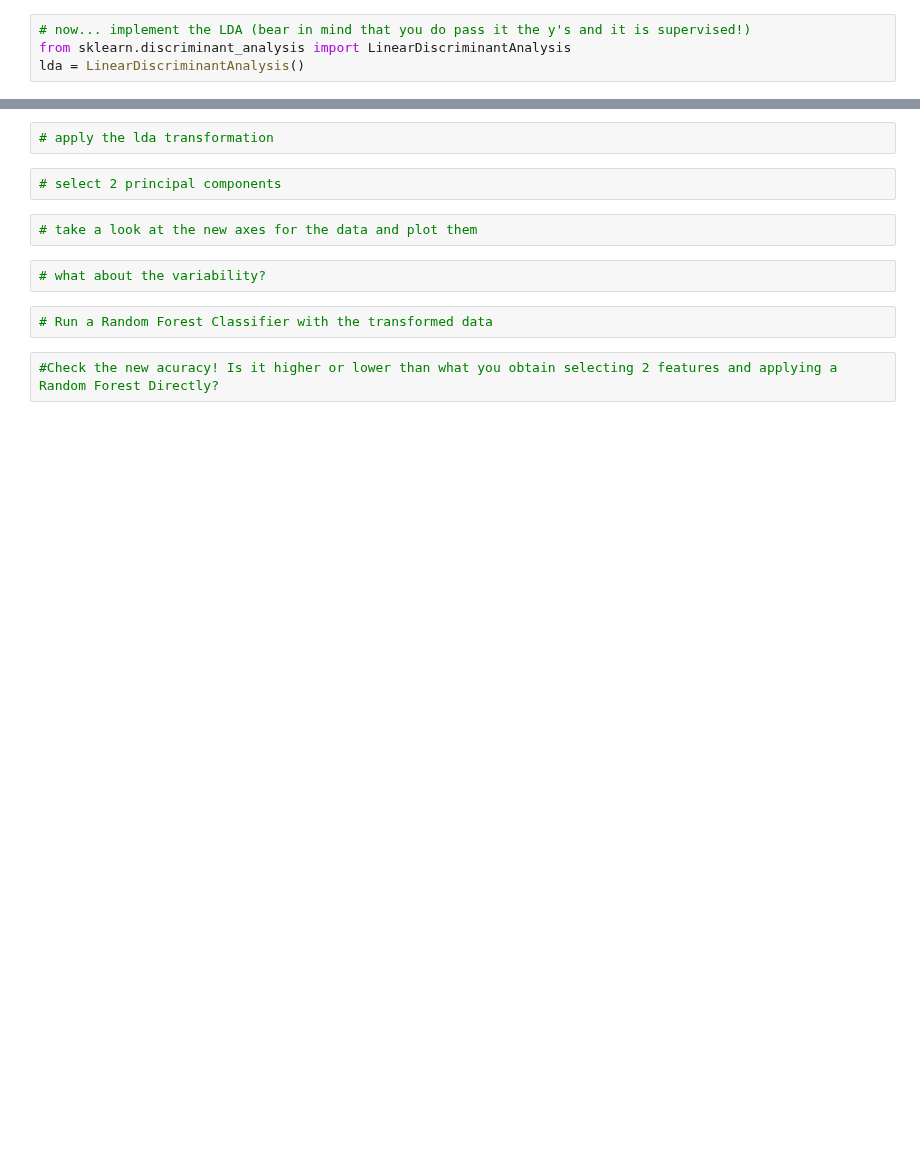
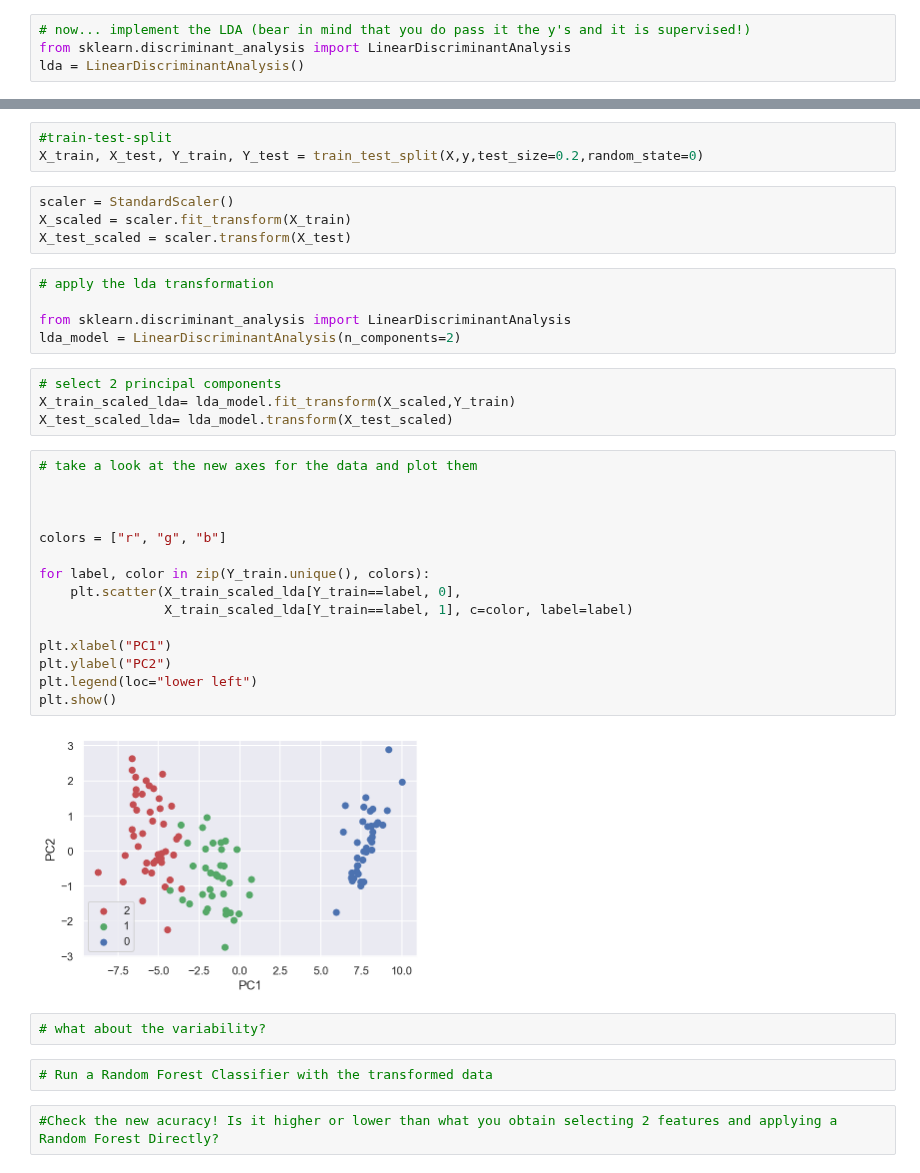
Before and after one commit to EuniceOyeniyi/stive_exercises, a Jupyter notebook: Chapter 02/02. Clustering/05. PCA and LDA/02_IRIS_LDA.ipynb, the cells around one changed output, grey strips where cells are left out. Drawn from its saved outputs; the diff is of its cells as text; blank space fills up the shorter version.

```diff
--- a/Chapter 02/02. Clustering/05. PCA and LDA/02_IRIS_LDA.ipynb
+++ b/Chapter 02/02. Clustering/05. PCA and LDA/02_IRIS_LDA.ipynb
@@ -58,9 +56,36 @@ StandardScaler(copy=True, with_mean=True, with_std=True)
+# %%
+#train-test-split
+X_train, X_test, Y_train, Y_test = train_test_split(X,y,test_size=0.2,random_state=0)
+# %%
+scaler = StandardScaler()
+X_scaled = scaler.fit_transform(X_train)
+X_test_scaled = scaler.transform(X_test)
 # %%
 # apply the lda transformation
+
+from sklearn.discriminant_analysis import LinearDiscriminantAnalysis
+lda_model = LinearDiscriminantAnalysis(n_components=2)
 # %%
 # select 2 principal components
+X_train_scaled_lda= lda_model.fit_transform(X_scaled,Y_train)
+X_test_scaled_lda= lda_model.transform(X_test_scaled)
-# %%
-# take a look at the new axes for the data and plot them
+# %%
+# take a look at the new axes for the data and plot them
+
+
+
+colors = ["r", "g", "b"]
+
+for label, color in zip(Y_train.unique(), colors):
+    plt.scatter(X_train_scaled_lda[Y_train==label, 0],
+                X_train_scaled_lda[Y_train==label, 1], c=color, label=label)
+
+plt.xlabel("PC1")
+plt.ylabel("PC2")
+plt.legend(loc="lower left")
+plt.show()
+# %% [output]
+[figure, added]
 # %%
 # what about the variability?
 # %%
```
Also changed, not shown: parts of 6 cells of this notebook.
